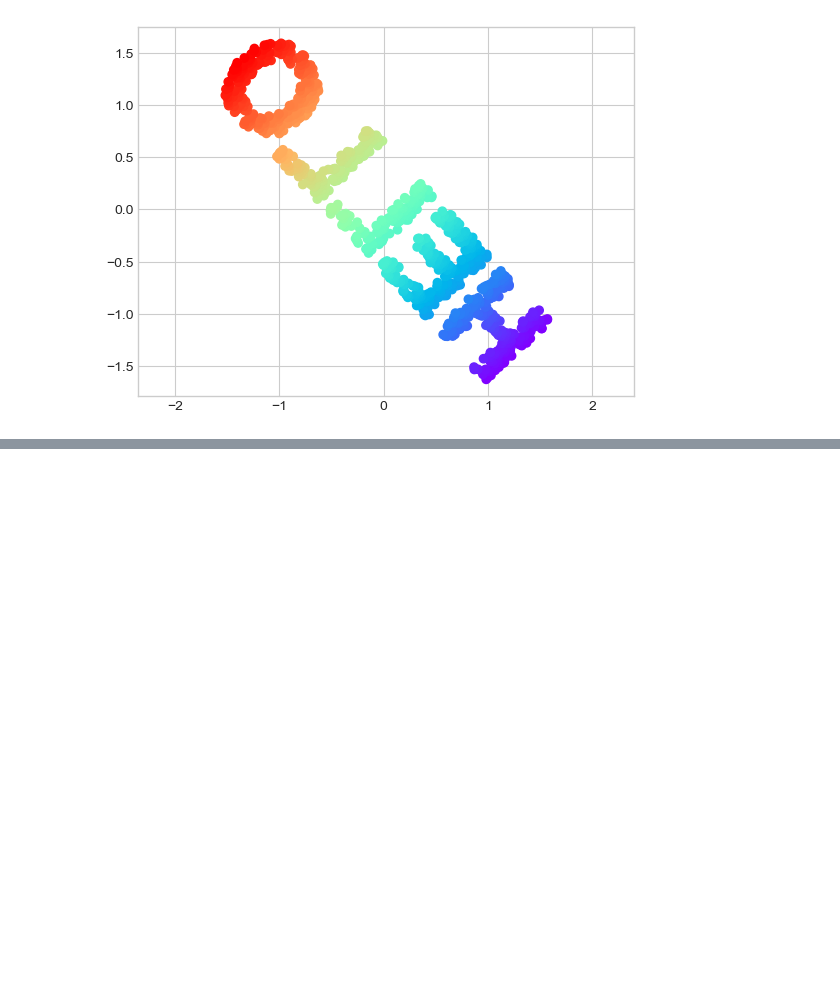
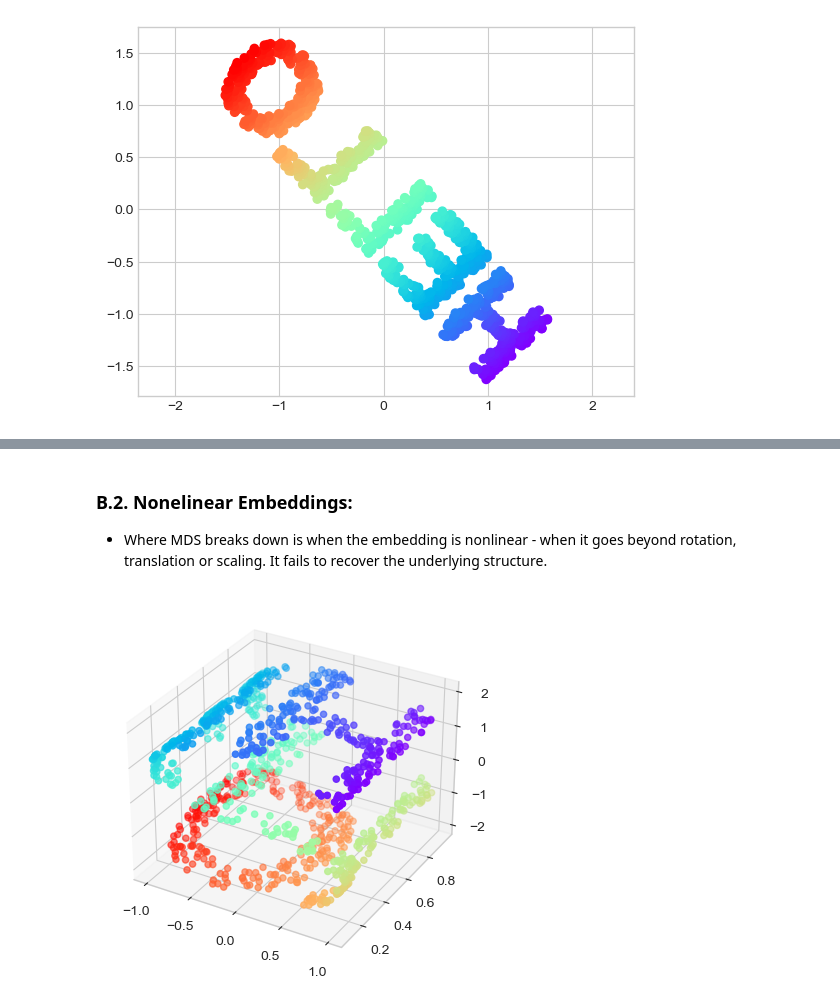
Before and after one commit to Spin8Cycle/ds-proj-remote, a Jupyter notebook: PDSHEx/ml_sklearn_notes/ml_manifold_learning.ipynb, the cells around one changed output, grey strips where cells are left out. Cells and saved outputs as stored; diff of their text form; code cells hidden in the pictures; blank space fills up the shorter version.

```diff
--- a/PDSHEx/ml_sklearn_notes/ml_manifold_learning.ipynb
+++ b/PDSHEx/ml_sklearn_notes/ml_manifold_learning.ipynb
@@ -102,0 +133,20 @@ plt.axis('equal');
+# %% [markdown]
+### B.2. Nonelinear Embeddings:
+
+* Where MDS breaks down is when the embedding is nonlinear - when it goes beyond rotation, translation or scaling. It fails to recover the underlying structure.
+# %%
+def make_hello_s_curve(X):
+    t = (X[:, 0] - 2) * 0.75 * np.pi
+    x = np.sin(t)
+    y = X[:, 1]
+    z = np.sign(t) * (np.cos(t) - 1)
+    return np.vstack((x, y, z)).T
+
+XS = make_hello_s_curve(X)
+# %%
+from mpl_toolkits import mplot3d
+
+ax = plt.axes(projection='3d')
+ax.scatter3D(XS[:, 0], XS[:, 1], XS[:, 2], **colorize);
+# %% [output]
+[figure, added]
```
Also changed, not shown: parts of 6 cells of this notebook.
